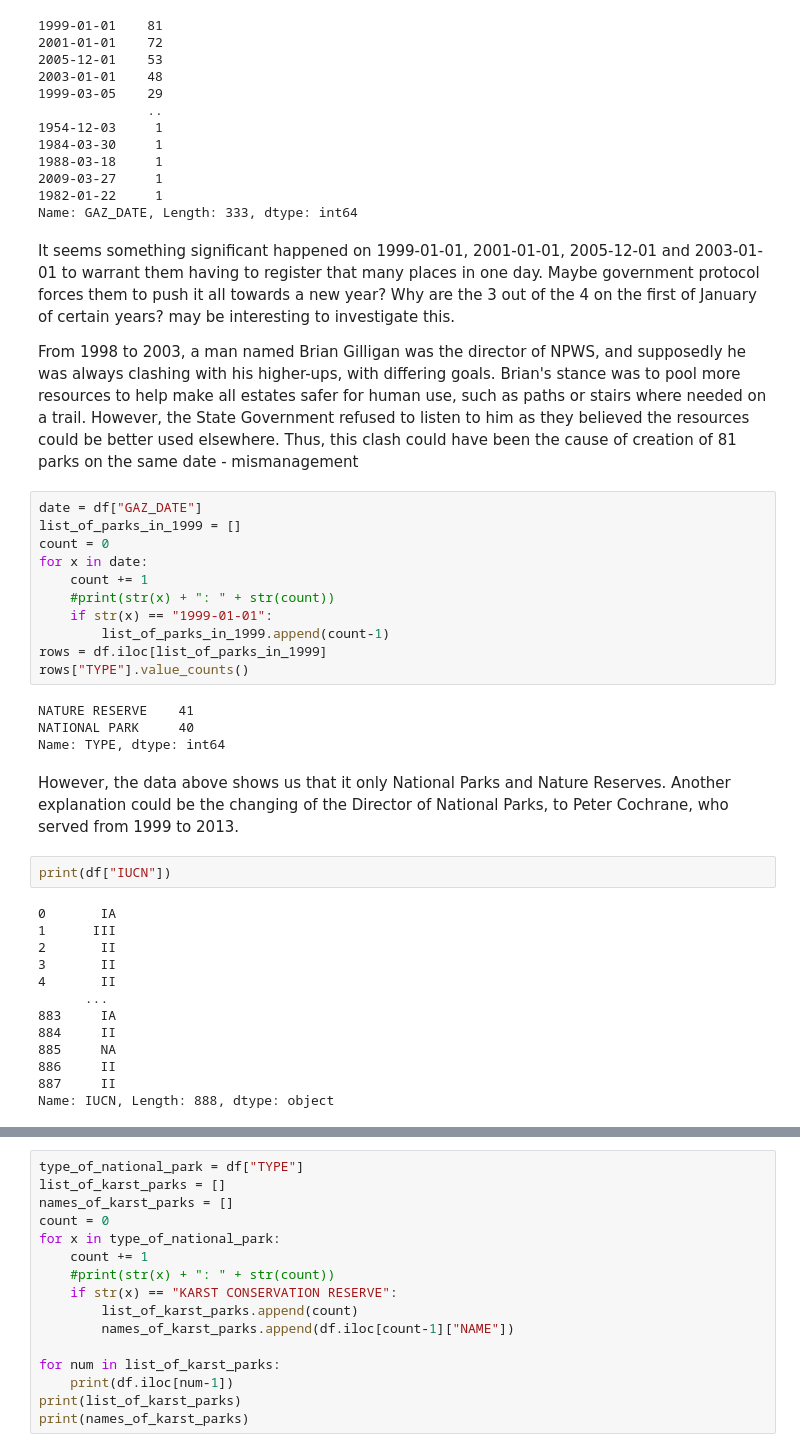
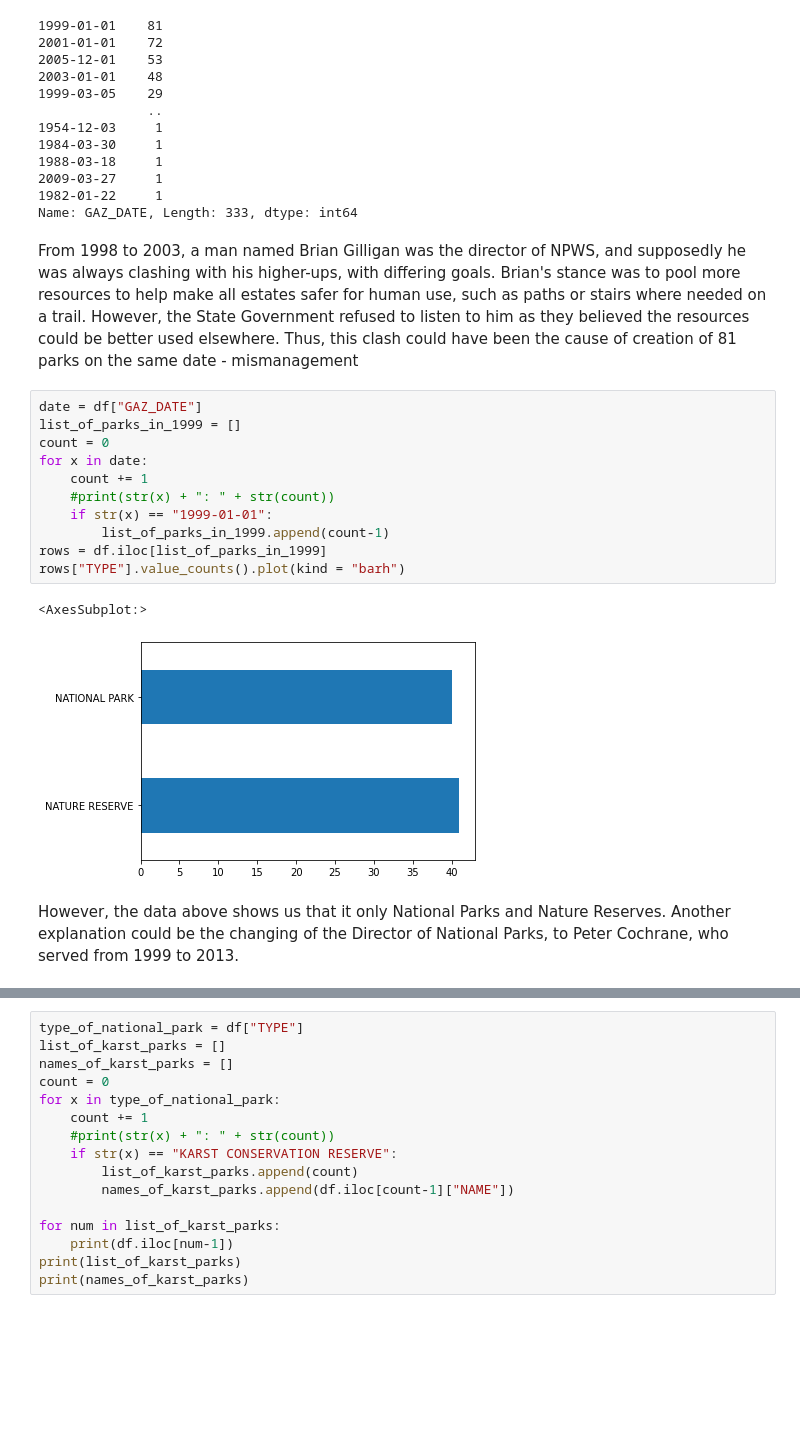
Before and after one commit to AlXu111/NationalParks, a Jupyter notebook: dataproject.ipynb, the cells around one changed output, grey strips where cells are left out. Drawn from its saved outputs; the diff is of its cells as text; blank space fills up the shorter version.

```diff
--- a/dataproject.ipynb
+++ b/dataproject.ipynb
@@ -126,38 +161,21 @@ df["GAZ_DATE"].value_counts()
 1982-01-22     1
 Name: GAZ_DATE, Length: 333, dtype: int64
 # %% [markdown]
-It seems something significant happened on 1999-01-01, 2001-01-01, 2005-12-01 and 2003-01-01 to warrant them having to register that many places in one day. Maybe government protocol forces them to push it all towards a new year? Why are the 3 out of the 4 on the first of January of certain years? may be interesting to investigate this.
 
 From 1998 to 2003, a man named Brian Gilligan was the director of NPWS, and supposedly he was always clashing with his higher-ups, with differing goals. Brian's stance was to pool more resources to help make all estates safer for human use, such as paths or stairs where needed on a trail. However, the State Government refused to listen to him as they believed the resources could be better used elsewhere. Thus, this clash could have been the cause of creation of 81 parks on the same date - mismanagement
 # %%
 date = df["GAZ_DATE"]
 list_of_parks_in_1999 = []
 count = 0
 for x in date:
     count += 1
     #print(str(x) + ": " + str(count))
     if str(x) == "1999-01-01":
         list_of_parks_in_1999.append(count-1)
 rows = df.iloc[list_of_parks_in_1999]
-rows["TYPE"].value_counts()
+rows["TYPE"].value_counts().plot(kind = "barh")
 # %% [output]
-NATURE RESERVE    41
-NATIONAL PARK     40
-Name: TYPE, dtype: int64
+<AxesSubplot:>
+[figure, added]
 # %% [markdown]
 However, the data above shows us that it only National Parks and Nature Reserves. Another explanation could be the changing of the Director of National Parks, to Peter Cochrane, who served from 1999 to 2013.
-# %%
-print(df["IUCN"])
-# %% [output]
-0       IA
-1      III
-2       II
-3       II
-4       II
-      ...
-883     IA
-884     II
-885     NA
-886     II
-887     II
-Name: IUCN, Length: 888, dtype: object
```
Also changed, not shown: parts of 11 cells of this notebook.
